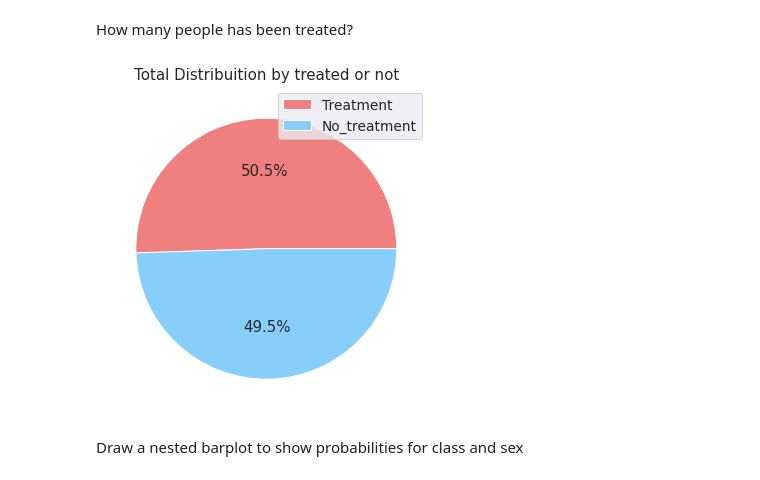
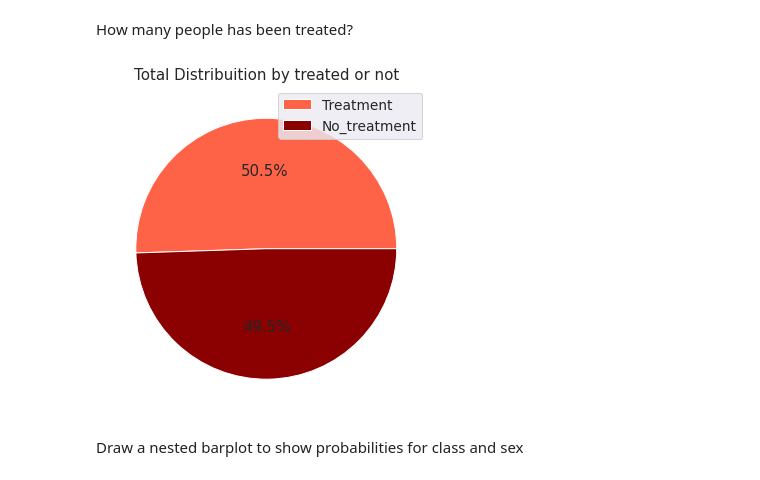
Before and after one commit to StefaniaSferragatta/fds, a Jupyter notebook: machine-learning-for-mental-health-1.ipynb, the cells around one changed output. Saved outputs shown, nothing was run; the diff lists cells and outputs as text; code cells hidden in the pictures.

```diff
--- a/machine-learning-for-mental-health-1.ipynb
+++ b/machine-learning-for-mental-health-1.ipynb
@@ -357,12 +355,12 @@ How many people has been treated?
 # %%
 n_ones = train_df["treatment"].sum()
 n_zeroes = len(train_df) - n_ones
 plt.figure(figsize = (6,6));
-plt.pie([n_ones,n_zeroes],colors=['lightcoral', 'lightskyblue'], autopct='%1.1f%%');
+plt.pie([n_ones,n_zeroes],colors=['tomato', 'darkred'], autopct='%1.1f%%');
 plt.title('Total Distribuition by treated or not');
 plt.legend(labels = ["Treatment" , "No_treatment"],loc='best');
 # %% [output]
-[figure, old version]
+[figure, new version]
 # %% [markdown]
 Draw a nested barplot to show probabilities for class and sex
 # %%
```
Also changed, not shown: parts of 48 cells of this notebook.
